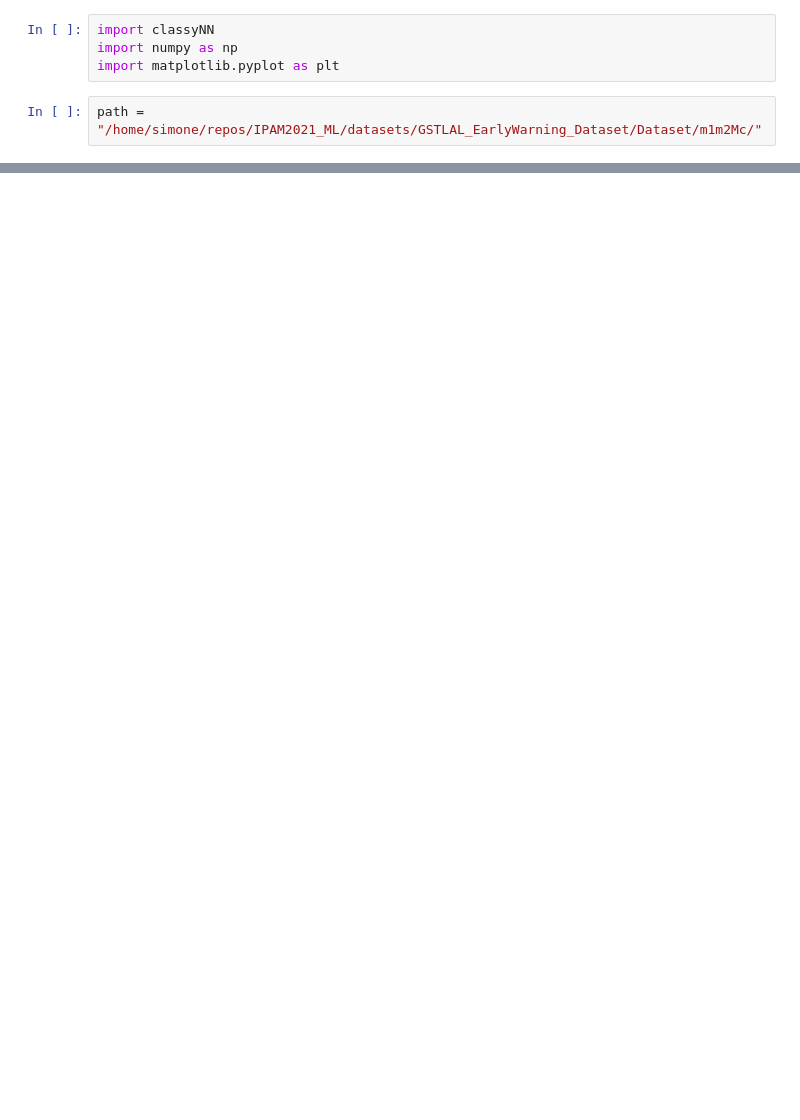
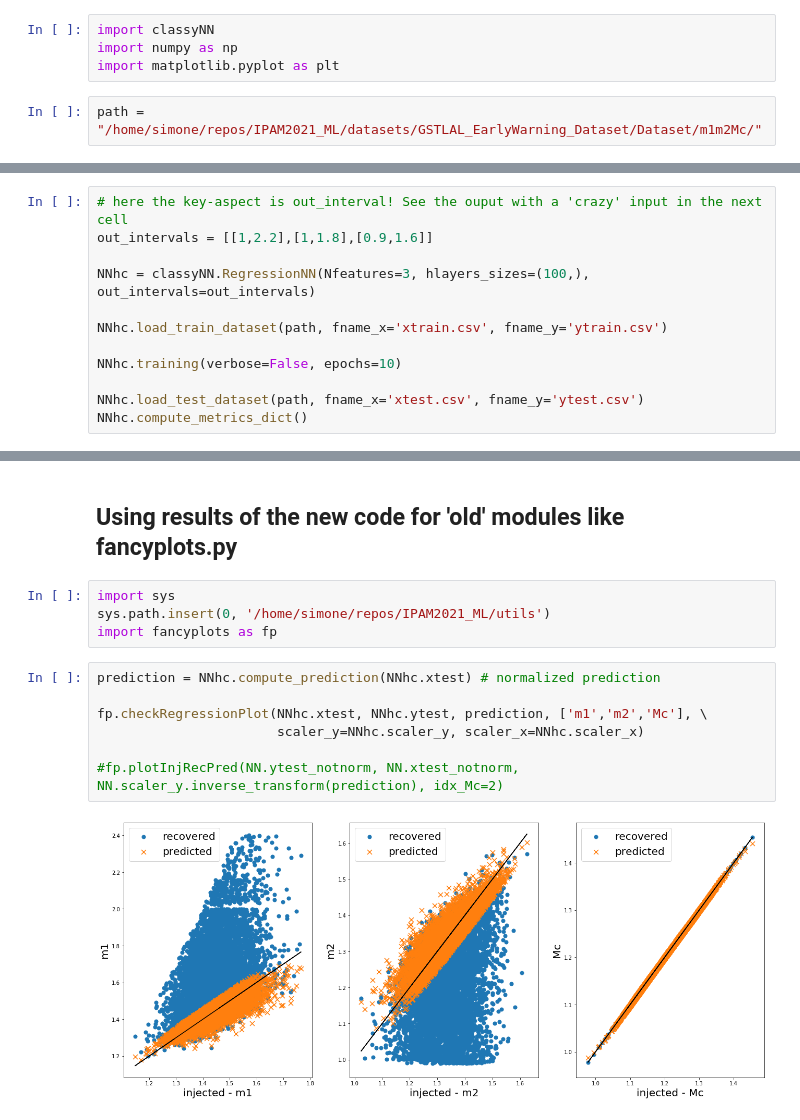
Before and after one commit to PhoenixBirdCreations/IPAM2021_ML, a Jupyter notebook: algo/classy_NN/Example.ipynb, the cells around one changed output, grey strips where cells are left out. Cells and saved outputs as stored; diff of their text form; blank space fills up the shorter version.

```diff
--- a/algo/classy_NN/Example.ipynb
+++ b/algo/classy_NN/Example.ipynb
@@ -30,0 +74,12 @@ R2[ 2]         : 0.99990
+# %%
+# here the key-aspect is out_interval! See the ouput with a 'crazy' input in the next cell
+out_intervals = [[1,2.2],[1,1.8],[0.9,1.6]]
+
+NNhc = classyNN.RegressionNN(Nfeatures=3, hlayers_sizes=(100,), out_intervals=out_intervals)
+
+NNhc.load_train_dataset(path, fname_x='xtrain.csv', fname_y='ytrain.csv')
+
+NNhc.training(verbose=False, epochs=10)
+
+NNhc.load_test_dataset(path, fname_x='xtest.csv', fname_y='ytest.csv')
+NNhc.compute_metrics_dict()
@@ -30,0 +133,15 @@ R2[ 2]         : 0.99990
+# %% [markdown]
+## Using results of the new code for 'old' modules like fancyplots.py
+# %%
+import sys
+sys.path.insert(0, '/home/simone/repos/IPAM2021_ML/utils')
+import fancyplots as fp
+# %%
+prediction = NNhc.compute_prediction(NNhc.xtest) # normalized prediction
+
+fp.checkRegressionPlot(NNhc.xtest, NNhc.ytest, prediction, ['m1','m2','Mc'], \
+                       scaler_y=NNhc.scaler_y, scaler_x=NNhc.scaler_x)
+
+#fp.plotInjRecPred(NN.ytest_notnorm, NN.xtest_notnorm, NN.scaler_y.inverse_transform(prediction), idx_Mc=2)
+# %% [output]
+[figure, added]
```
Also changed, not shown: parts of 10 cells of this notebook, 1 other file.
